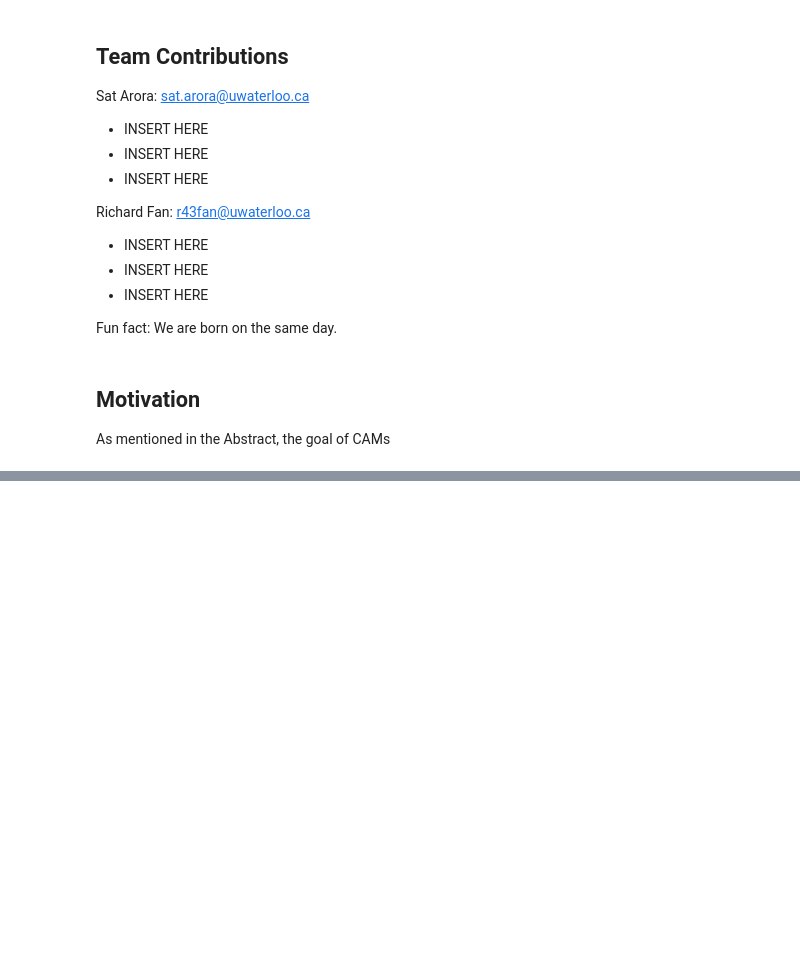
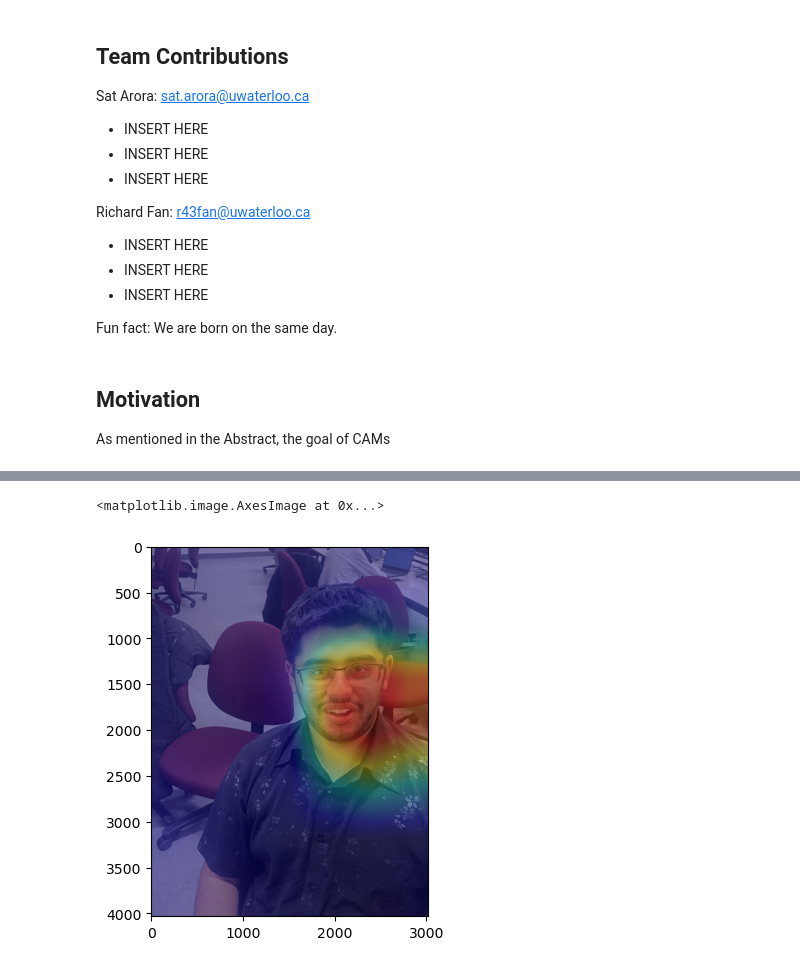
Before and after one commit to sa35577/CAM-Object-Detection, a Jupyter notebook: final.ipynb, the cells around one changed output, grey strips where cells are left out. Cells and saved outputs as stored; diff of their text form; code cells hidden in the pictures; blank space fills up the shorter version.

```diff
--- a/final.ipynb
+++ b/final.ipynb
@@ -168,3 +159,40 @@ def test(model, img):
     heatmap = cv2.applyColorMap(255 - cam, cv2.COLORMAP_JET)
 
     return heatmap
+# %%
+# Load a pre-trained ResNet18 model
+model = models.resnet18(pretrained=True)
+
+num_features = model.fc.in_features
+model.fc = nn.Linear(num_features, 2)  # 2 output classes: face and no-face
+
+criterion = nn.CrossEntropyLoss()
+
+# Training model
+model.to(device)
+optimizer = torch.optim.Adam(model.parameters(), lr=0.001)
+trained_model = train(model, optimizer, criterion, train_loader, test_loader, num_epochs=5)
+current_time = datetime.datetime.now()
+current_time_str = current_time.strftime("%Y-%m-%d_%H:%M:%S")
+if os.path.isdir('models') == False:
+    os.mkdir('models')
+torch.save(trained_model, f'models/model_1_{current_time_str}.pth')
+
+# Generate heatmap
+# Load and preprocess the image
+# image_file = 'sat.png'
+# image_file = '2 faces.png'
+# image_file = 'river_hand.jpeg'
+# image_file = 'image_2.jpg'
+# image_file = 'tejas.jpg'
+# image_file = 'shahan.jpg'
+# image_file = 'osama.jpg'
+# image_file = 'Human1250 copy.png'
+image_file = 'sat.png'
+original_img = cv2.imread(image_file)
+img = cv2.cvtColor(original_img, cv2.COLOR_BGR2RGB)
+heatmap = test(trained_model, img)
+# print(heatmap)
+output_img = heatmap * 0.3 + img.astype('float32') * 0.5
+plt.imshow(output_img.astype('uint8'))
+# %% [output]
@@ -170,0 +206,2 @@ def test(model, img):
+<matplotlib.image.AxesImage at 0x...>
+[figure, added]
```
Also changed, not shown: parts of 10 cells of this notebook, 17 other files.
